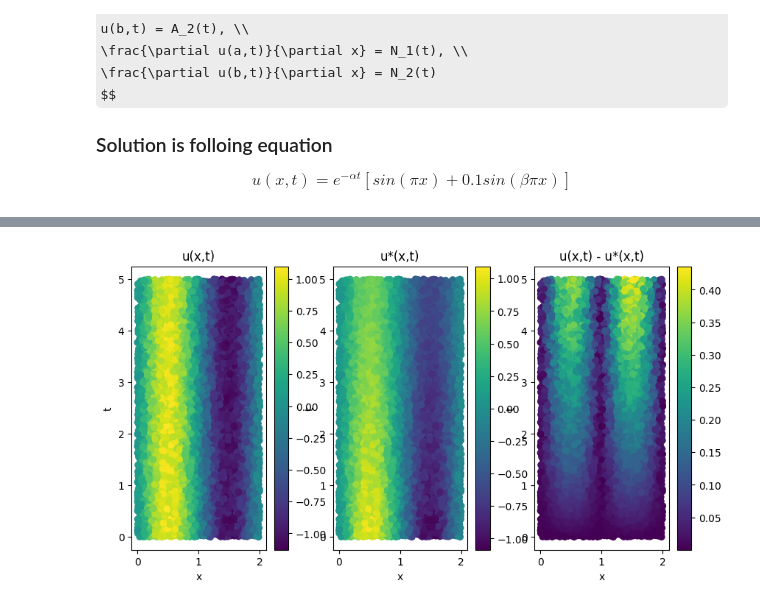
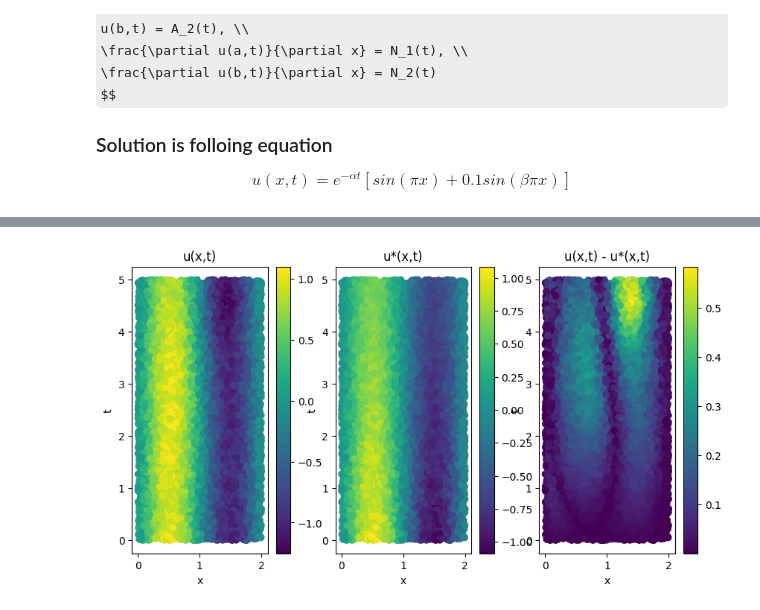
Before and after one commit to KatHaruto/PINNs_example, a Jupyter notebook: SFHCPINN.ipynb, the cells around one changed output, grey strips where cells are left out. Saved outputs shown, nothing was run; the diff lists cells and outputs as text; code cells hidden in the pictures; some formulas as TeX source.

```diff
--- a/SFHCPINN.ipynb
+++ b/SFHCPINN.ipynb
@@ -185,8 +277,8 @@ class SobolSampler:
       warnings.warn("number of samples should be power of 2")
     return self.sampler.random(num) * (boundary[:,1] - boundary[:,0]) + boundary[:,0]
 # %%
-def gen_sample(sampling_num:int, boundary: list, strategy: SAMPLING_STRATEGY):
-  def _get_sampler(strategy: SAMPLING_STRATEGY, dim) -> Sampler:
+def gen_sample(sampling_num:int, boundary: list, strategy: SAMPLING_STRATEGY) -> torch.Tensor:
+  def _get_sampler(strategy: SAMPLING_STRATEGY, dim) -> BaseSampler:
     if strategy == "uniform":
       return UniformSampler(dim)
     if strategy == "LHS":
@@ -198,8 +290,8 @@ def gen_sample(sampling_num:int, boundary: list, strategy: SAMPLING_STRATEGY):
   dim = len(boundary)
   return torch.from_numpy(_get_sampler(strategy, dim).sample(boundary, sampling_num)).to(torch.float)
 # %%
-def generate_collocation_data(N,boundary,gen_sample_func):
-  return gen_sample_func(N,boundary)
+def generate_collocation_data(N: int, boundary: np.ndarray, gen_sample_func: Callable[[int, np.ndarray], torch.Tensor]) -> torch.Tensor:
+  return gen_sample_func(N, boundary)
 # %%
 def compute_penalty(gamma_0, current_epoch, total_epoch):
   if current_epoch < 0.1 * total_epoch:
@@ -296,2 +374,0 @@ scheduler = optim.lr_scheduler.StepLR(optimizer, step_size=decay_step_size, gamm
-# %%
-train(model, boundary, pde_residual, optimizer, scheduler, epoch,sampling_stragtegy="uniform")
@@ -311,0 +375,30 @@ epoch: 3000, learning_rate: 0.00468, loss: 0.05416 MSE: 0.00006 REL: 0.00020
+# %%
+number_of_subnetworks = 20
+boundary = np.array([[0.,2.],[0.,5.]])
+def D(xt):
+  x,t = xt[:,0:1], xt[:,1:2]
+  return x * (2-x) * t / ( 5 * 2**2)
+
+def G(xt,beta):
+  x,t = xt[:,0:1], xt[:,1:2]
+  return torch.sin(torch.pi * x) + 0.1 * torch.sin(beta * torch.pi * x)
+
+
+# model = PINN(input_dim=2,output_dim=1, hidden_size_list=[100,150,80,80,50])
+
+problem = DirichletADE1D()
+extention_func = partial(G, beta=problem.beta)
+
+model = SFHCPINN(
+    input_dim=2,
+    output_dim=1,
+    subn_hidden_size_list=[[10,25,20,20,10] for _ in range(number_of_subnetworks)],
+    frequencies=list(range(1,21)),
+    dist_func=D,
+    extension_func=extention_func
+)
+model.to(device)
+optimizer = optim.Adam(model.parameters(), lr=initial_lr)
+scheduler = optim.lr_scheduler.StepLR(optimizer, step_size=decay_step_size, gamma=decay_rate)
+
+train(problem, model, boundary, epoch=epoch, optimizer=optimizer, scheduler=scheduler, sampling_stragtegy="uniform")
@@ -337,42 +432,41 @@ import matplotlib.pyplot as plt
 with torch.no_grad():
   xt = generate_collocation_data(10_000, boundary,partial(gen_sample, strategy='uniform'))
 
-  pred = model(xt.to(device)).detach().cpu()
-  u_pred = (G(xt) + D(xt) * pred).numpy()
-  u_true = U(xt).detach().cpu().numpy()
+  u_pred = model(xt.to(device)).detach().cpu().numpy()
+  u_true = problem.analytical_u(xt).detach().cpu().numpy()
   abs_diff = np.abs(u_true-u_pred)
 
   fig = plt.figure(figsize=(10, 5))
   ax1 = fig.add_subplot(1,3,1)
   sc = ax1.scatter(xt[:,0],xt[:,1], c=u_pred)
   ax1.set_xlabel('x')
   ax1.set_ylabel('t')
   ax1.set_title('u(x,t)')
 
   plt.colorbar(sc, ax=ax1)
   # plt.colorbar(
 
   ax2 = fig.add_subplot(1,3,2)
   sc = ax2.scatter(xt[:,0],xt[:,1], c=u_true)
   # ax2.colorbar()
   ax2.set_xlabel('x')
   ax2.set_ylabel('t')
   ax2.set_title('u*(x,t)')
 
   plt.colorbar(sc, ax=ax2)
 
   ax3 = fig.add_subplot(1,3,3)
 
   sc = ax3.scatter(xt[:,0],xt[:,1], c=abs_diff)
   # ax3.colorbar()
   ax3.set_xlabel('x')
   ax3.set_ylabel('t')
   ax3.set_title('u(x,t) - u*(x,t)')
 
   plt.colorbar(sc, ax=ax3)
   plt.show()
 # %% [output]
-[figure, old version]
+[figure, new version]
 # %%
 def visualize(model):
   with torch.no_grad():
```
Also changed, not shown: parts of 16 cells of this notebook.
